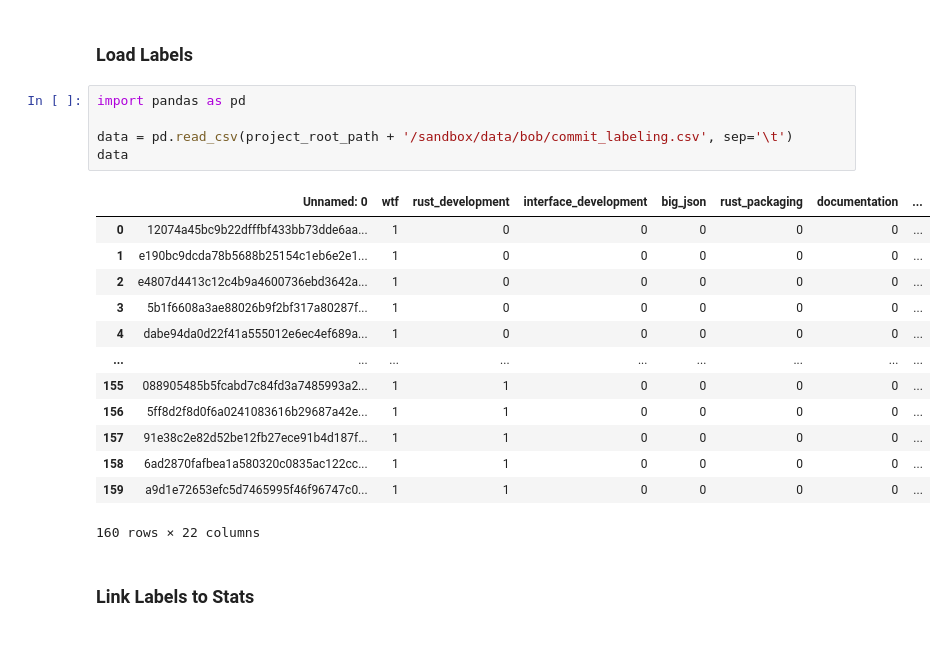
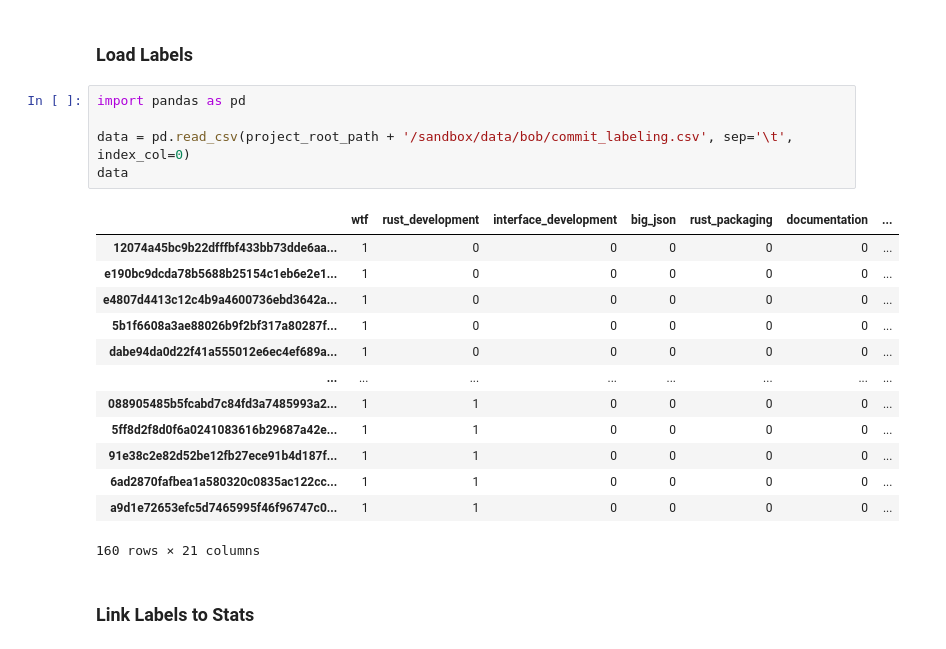
Before and after one commit to Deadman-DAO/Web3HackerNetwork, a Jupyter notebook: sandbox/notebooks/bob/commit_classification_4.ipynb, the cells around one changed output. Saved outputs shown, nothing was run; the diff lists cells and outputs as text.

```diff
--- a/sandbox/notebooks/bob/commit_classification_4.ipynb
+++ b/sandbox/notebooks/bob/commit_classification_4.ipynb
@@ -26,22 +26,22 @@ dict_keys(['commit', 'totalFiles', 'binFiles', 'textFiles', 'textLines', 'javasc
 # %%
 import pandas as pd
 
-data = pd.read_csv(project_root_path + '/sandbox/data/bob/commit_labeling.csv', sep='\t')
+data = pd.read_csv(project_root_path + '/sandbox/data/bob/commit_labeling.csv', sep='\t', index_col=0)
 data
 # %% [output]
-|  | Unnamed: 0 | wtf | rust_development | interface_development | big_json | rust_packaging | documentation | ... |
-| 0 | 12074a45bc9b22dfffbf433bb73dde6aa... | 1 | 0 | 0 | 0 | 0 | 0 | ... |
-| 1 | e190bc9dcda78b5688b25154c1eb6e2e1... | 1 | 0 | 0 | 0 | 0 | 0 | ... |
-| 2 | e4807d4413c12c4b9a4600736ebd3642a... | 1 | 0 | 0 | 0 | 0 | 0 | ... |
-| 3 | 5b1f6608a3ae88026b9f2bf317a80287f... | 1 | 0 | 0 | 0 | 0 | 0 | ... |
-| 4 | dabe94da0d22f41a555012e6ec4ef689a... | 1 | 0 | 0 | 0 | 0 | 0 | ... |
-| ... | ... | ... | ... | ... | ... | ... | ... | ... |
-| 155 | 088905485b5fcabd7c84fd3a7485993a2... | 1 | 1 | 0 | 0 | 0 | 0 | ... |
-| 156 | 5ff8d2f8d0f6a0241083616b29687a42e... | 1 | 1 | 0 | 0 | 0 | 0 | ... |
-| 157 | 91e38c2e82d52be12fb27ece91b4d187f... | 1 | 1 | 0 | 0 | 0 | 0 | ... |
-| 158 | 6ad2870fafbea1a580320c0835ac122cc... | 1 | 1 | 0 | 0 | 0 | 0 | ... |
-| 159 | a9d1e72653efc5d7465995f46f96747c0... | 1 | 1 | 0 | 0 | 0 | 0 | ... |
+|  | wtf | rust_development | interface_development | big_json | rust_packaging | documentation | ... |
+| 12074a45bc9b22dfffbf433bb73dde6aa... | 1 | 0 | 0 | 0 | 0 | 0 | ... |
+| e190bc9dcda78b5688b25154c1eb6e2e1... | 1 | 0 | 0 | 0 | 0 | 0 | ... |
+| e4807d4413c12c4b9a4600736ebd3642a... | 1 | 0 | 0 | 0 | 0 | 0 | ... |
+| 5b1f6608a3ae88026b9f2bf317a80287f... | 1 | 0 | 0 | 0 | 0 | 0 | ... |
+| dabe94da0d22f41a555012e6ec4ef689a... | 1 | 0 | 0 | 0 | 0 | 0 | ... |
+| ... | ... | ... | ... | ... | ... | ... | ... |
+| 088905485b5fcabd7c84fd3a7485993a2... | 1 | 1 | 0 | 0 | 0 | 0 | ... |
+| 5ff8d2f8d0f6a0241083616b29687a42e... | 1 | 1 | 0 | 0 | 0 | 0 | ... |
+| 91e38c2e82d52be12fb27ece91b4d187f... | 1 | 1 | 0 | 0 | 0 | 0 | ... |
+| 6ad2870fafbea1a580320c0835ac122cc... | 1 | 1 | 0 | 0 | 0 | 0 | ... |
+| a9d1e72653efc5d7465995f46f96747c0... | 1 | 1 | 0 | 0 | 0 | 0 | ... |
-160 rows × 22 columns
+160 rows × 21 columns
 # %% [markdown]
 ### Link Labels to Stats
 # %%
```
Also changed, not shown: parts of 16 cells of this notebook.
